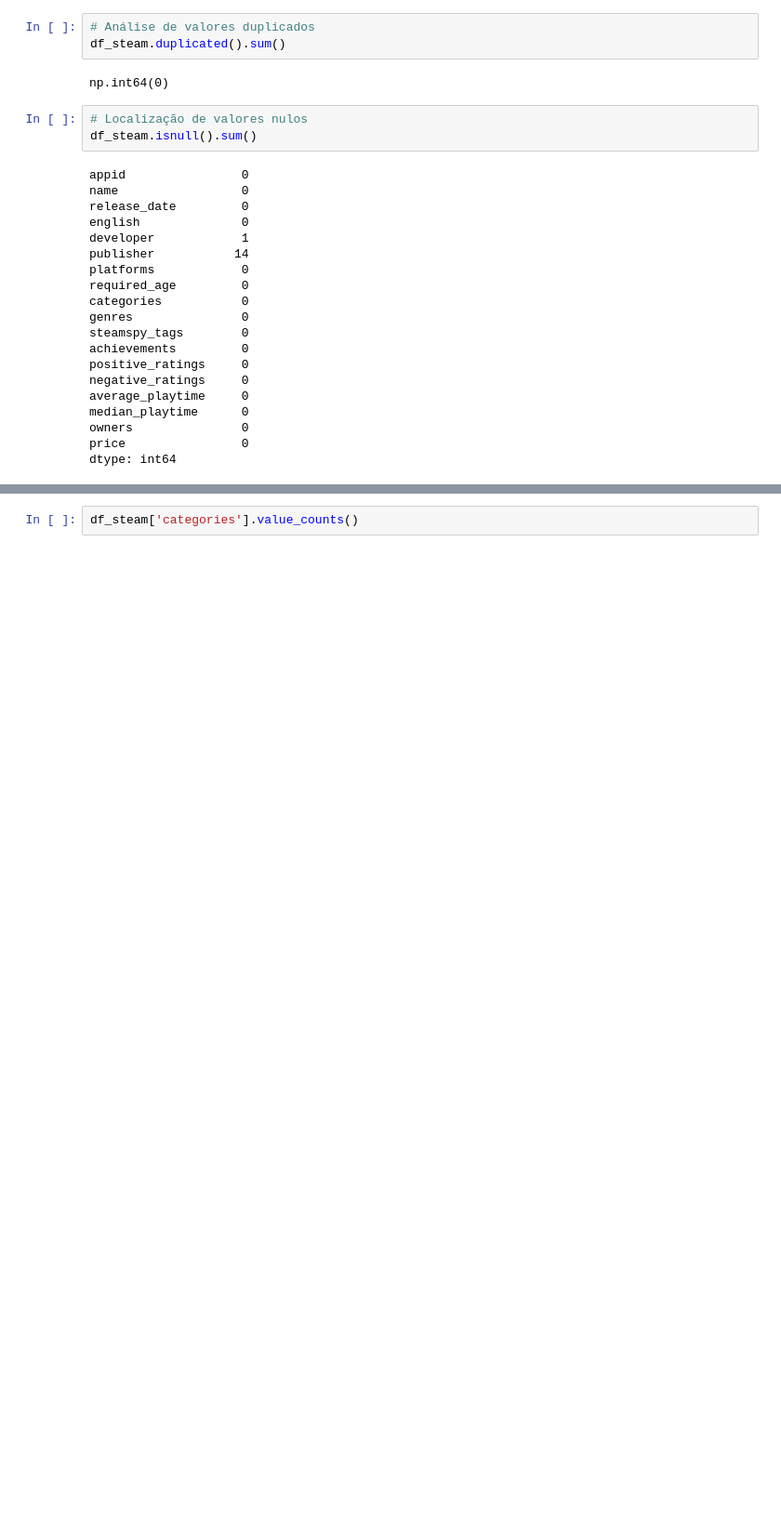
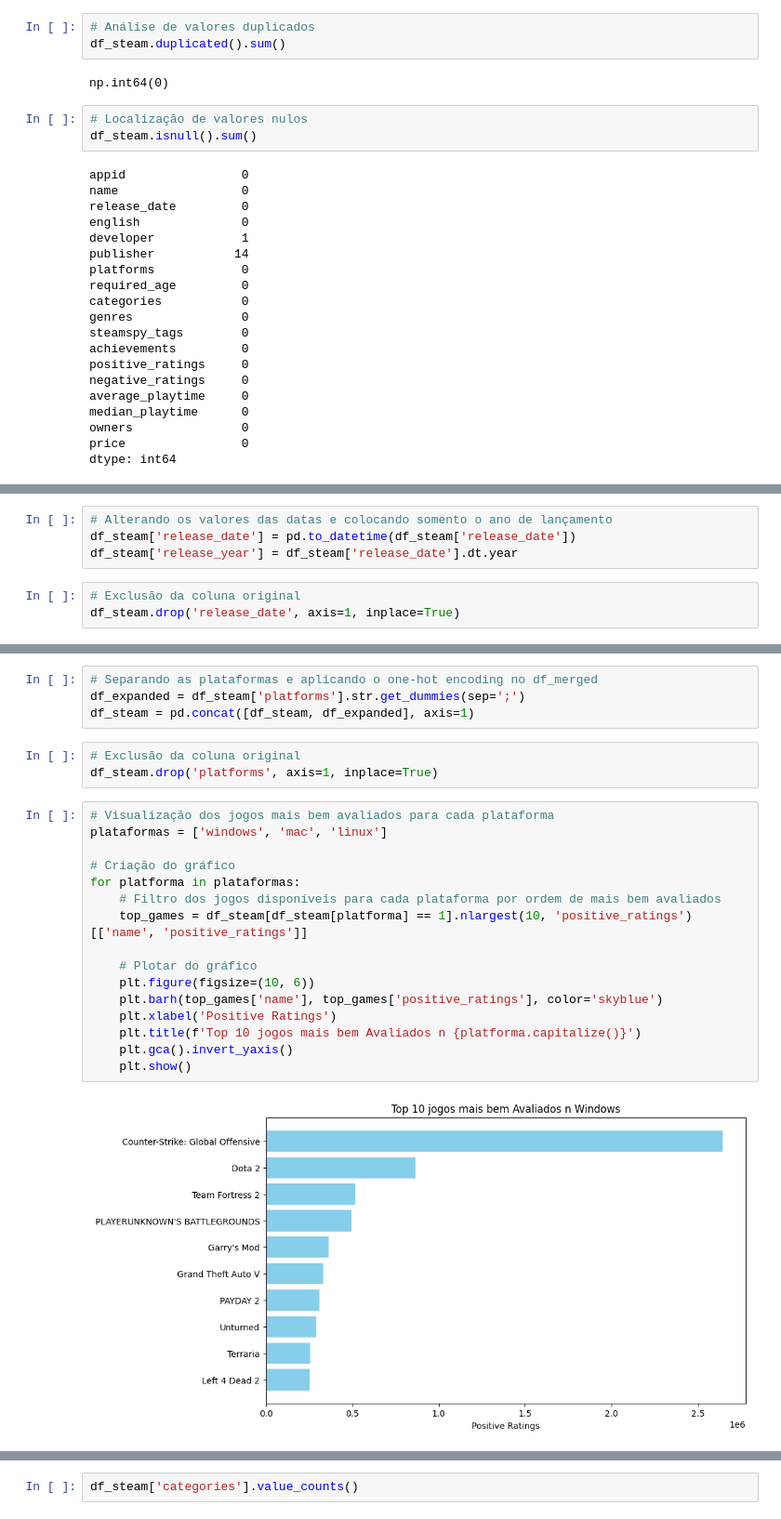
Before and after one commit to pedroogaab/Reconhecimento-de-padroes, a Jupyter notebook: regression.ipynb, the cells around one changed output, grey strips where cells are left out. Shown at 93% size. Drawn from its saved outputs; the diff is of its cells as text; blank space fills up the shorter version.

```diff
--- a/regression.ipynb
+++ b/regression.ipynb
@@ -143,0 +162,7 @@ dtype: int64
+# %%
+# Alterando os valores das datas e colocando somento o ano de lançamento
+df_steam['release_date'] = pd.to_datetime(df_steam['release_date'])
+df_steam['release_year'] = df_steam['release_date'].dt.year
+# %%
+# Exclusão da coluna original
+df_steam.drop('release_date', axis=1, inplace=True)
@@ -143,0 +200,25 @@ dtype: int64
+# %%
+# Separando as plataformas e aplicando o one-hot encoding no df_merged
+df_expanded = df_steam['platforms'].str.get_dummies(sep=';')
+df_steam = pd.concat([df_steam, df_expanded], axis=1)
+# %%
+# Exclusão da coluna original
+df_steam.drop('platforms', axis=1, inplace=True)
+# %%
+# Visualização dos jogos mais bem avaliados para cada plataforma
+plataformas = ['windows', 'mac', 'linux']
+
+# Criação do gráfico
+for platforma in plataformas:
+    # Filtro dos jogos disponíveis para cada plataforma por ordem de mais bem avaliados
+    top_games = df_steam[df_steam[platforma] == 1].nlargest(10, 'positive_ratings')[['name', 'positive_ratings']]
+
+    # Plotar do gráfico
+    plt.figure(figsize=(10, 6))
+    plt.barh(top_games['name'], top_games['positive_ratings'], color='skyblue')
+    plt.xlabel('Positive Ratings')
+    plt.title(f'Top 10 jogos mais bem Avaliados n {platforma.capitalize()}')
+    plt.gca().invert_yaxis()
+    plt.show()
+# %% [output]
+[figure, added]
```
Also changed, not shown: parts of 128 cells of this notebook.
